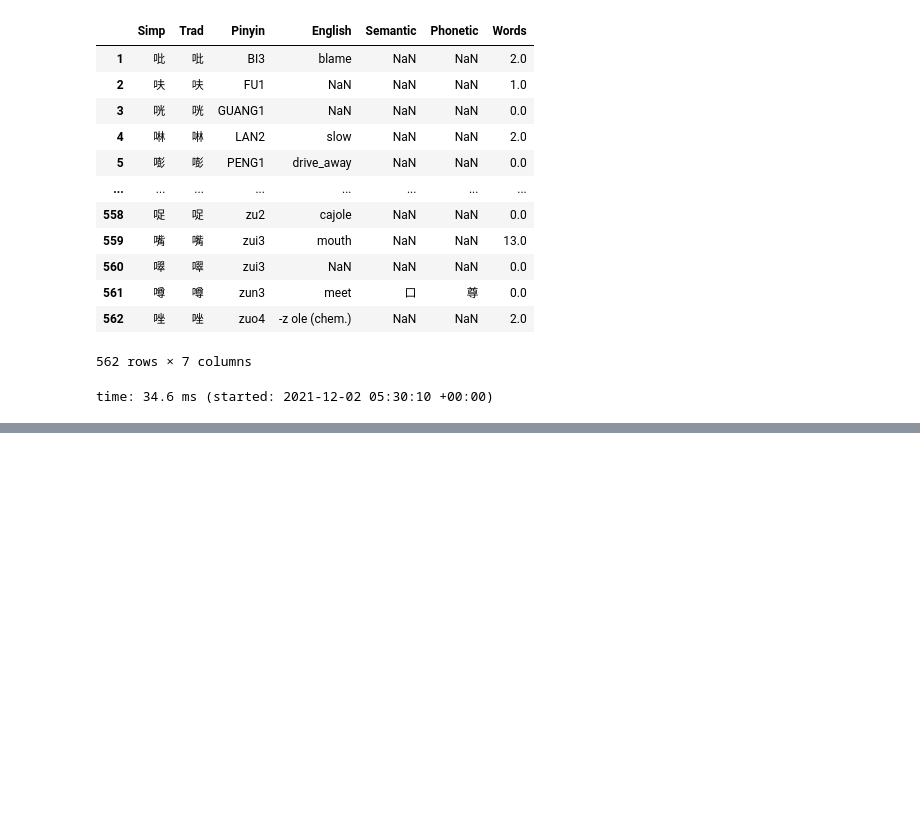
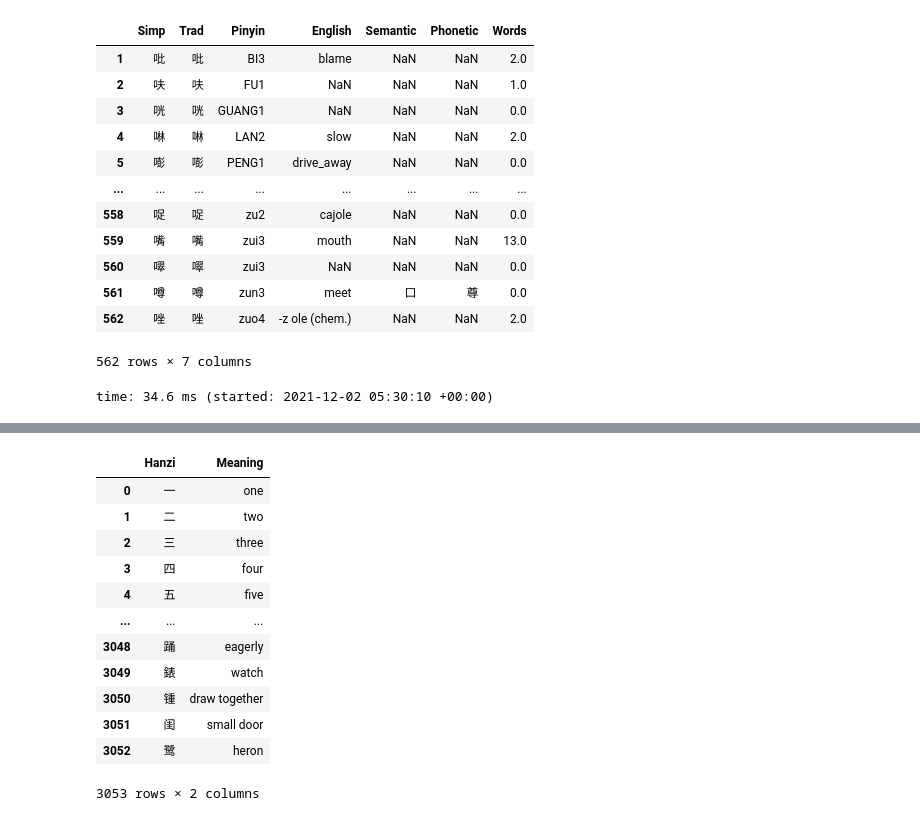
Before and after one commit to Tclack88/misc-analysis, a Jupyter notebook: mandarin_frequency_analysis/pinyin_conversion.ipynb, the cells around one changed output, grey strips where cells are left out. Drawn from its saved outputs; the diff is of its cells as text; code cells hidden in the pictures; blank space fills up the shorter version.

```diff
--- a/mandarin_frequency_analysis/pinyin_conversion.ipynb
+++ b/mandarin_frequency_analysis/pinyin_conversion.ipynb
@@ -260,0 +289,21 @@ time: 34.6 ms (started: 2021-12-02 05:30:10 +00:00)
+# %%
+# b[['A','B']] = a[['Index'], ''.join(['-', 'Character', '-.1', 'Keyword'])]
+# b
+a['last'] = a[['-', 'Character', '-.1', 'Keyword']].agg(' '.join, axis=1)
+b = a[['Index','last']]
+b.columns = ['Hanzi', 'Meaning']
+b
+# %% [output]
+|  | Hanzi | Meaning |
+| 0 | 一 | one |
+| 1 | 二 | two |
+| 2 | 三 | three |
+| 3 | 四 | four |
+| 4 | 五 | five |
+| ... | ... | ... |
+| 3048 | 踊 | eagerly |
+| 3049 | 錶 | watch |
+| 3050 | 锺 | draw together |
+| 3051 | 闺 | small door |
+| 3052 | 鹭 | heron |
+3053 rows × 2 columns
```
Also changed, not shown: parts of 5 cells of this notebook.
